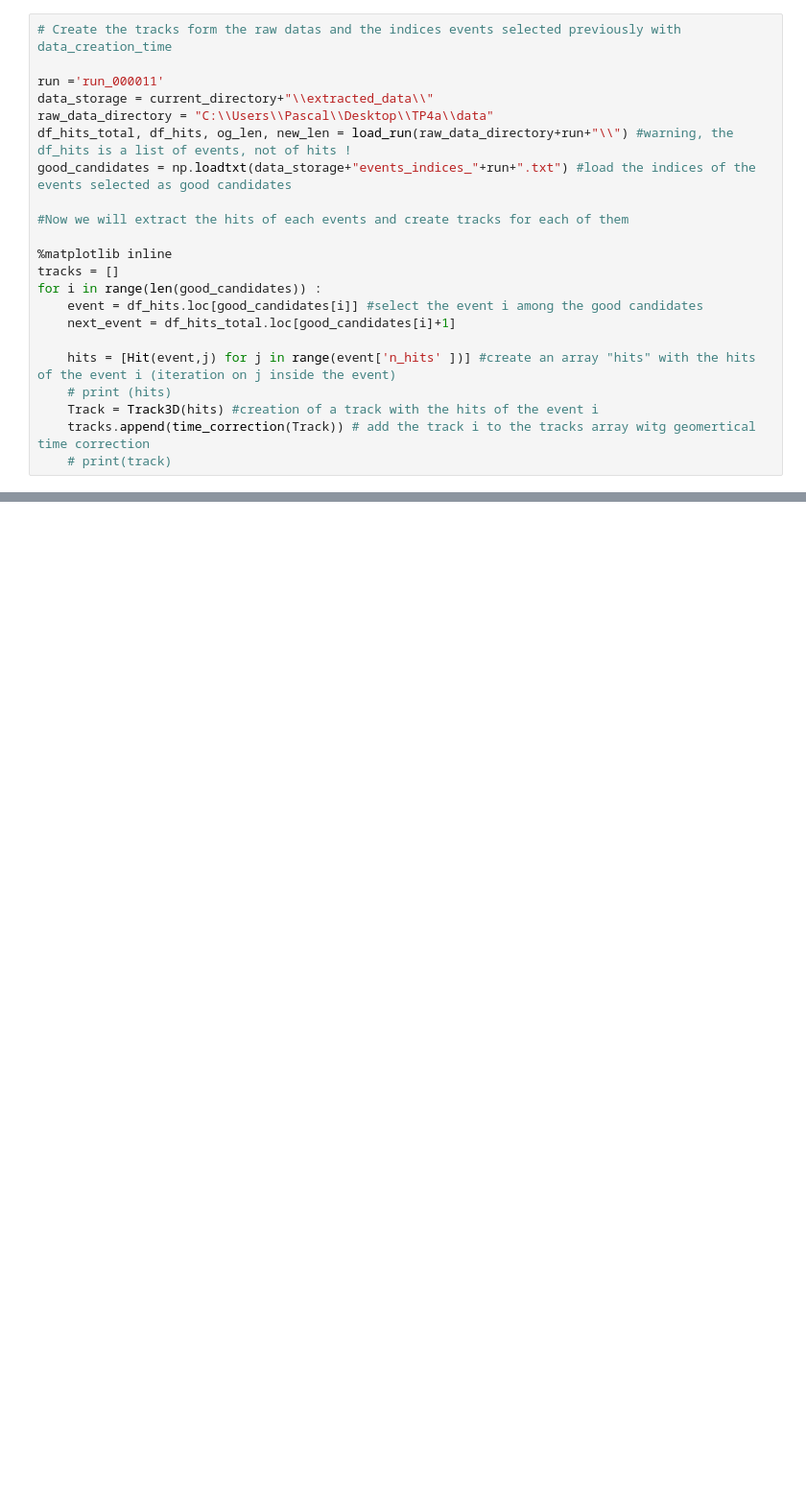
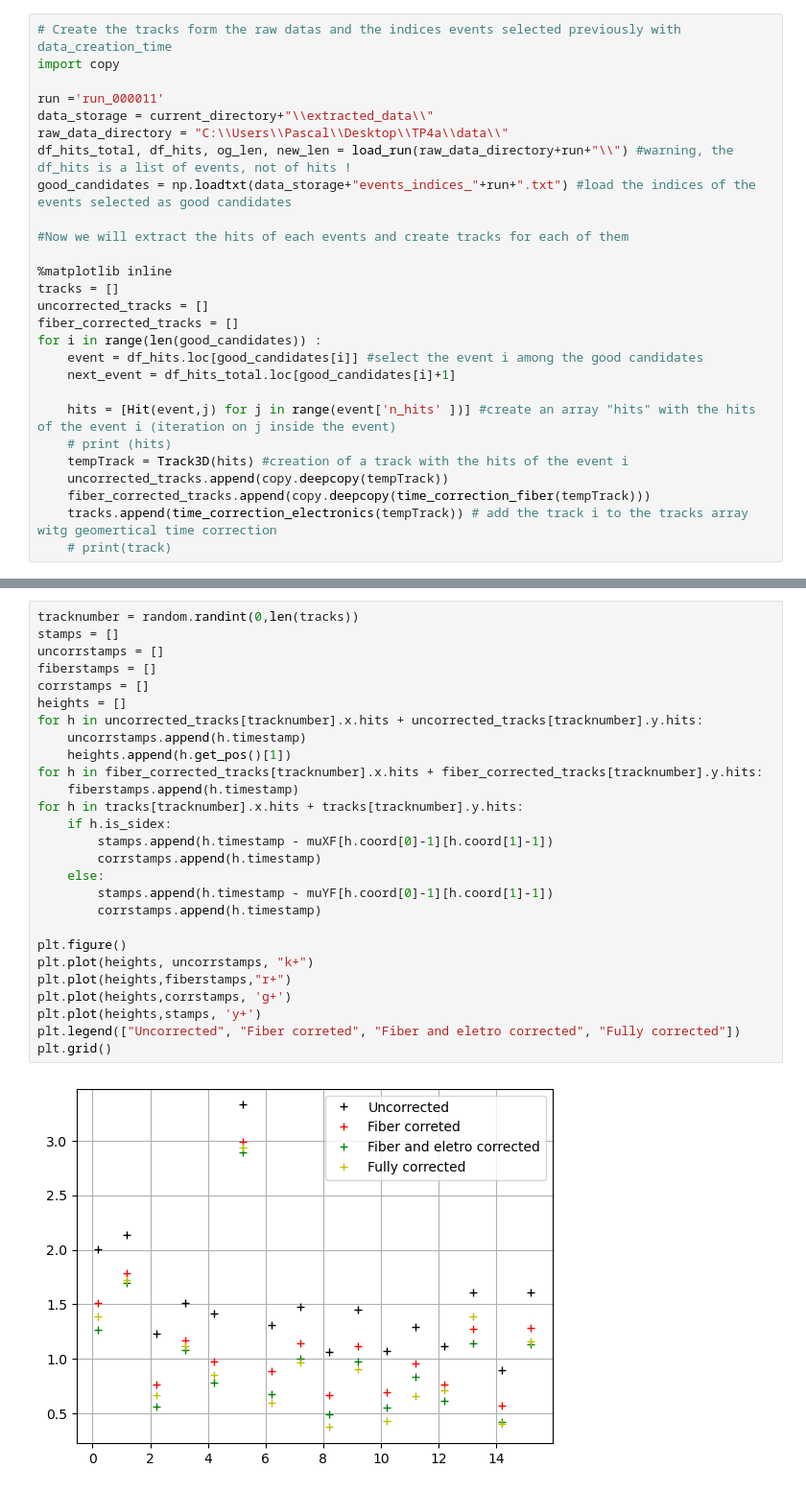
Before and after one commit to kauniska/ecal_reco, a Jupyter notebook: time_alignement/time_distribution.ipynb, the cells around one changed output, grey strips where cells are left out. Shown at 96% size. Drawn from its saved outputs; the diff is of its cells as text; blank space fills up the shorter version.

```diff
--- a/time_alignement/time_distribution.ipynb
+++ b/time_alignement/time_distribution.ipynb
@@ -32,10 +33,11 @@ from time_correction import *
 from statistics import mean
 # %%
 # Create the tracks form the raw datas and the indices events selected previously with data_creation_time
+import copy
 
 run ='run_000011'
 data_storage = current_directory+"\\extracted_data\\"
-raw_data_directory = "C:\\Users\\Pascal\\Desktop\\TP4a\\data"
+raw_data_directory = "C:\\Users\\Pascal\\Desktop\\TP4a\\data\\"
 df_hits_total, df_hits, og_len, new_len = load_run(raw_data_directory+run+"\\") #warning, the df_hits is a list of events, not of hits !
 good_candidates = np.loadtxt(data_storage+"events_indices_"+run+".txt") #load the indices of the events selected as good candidates
 
@@ -43,13 +45,17 @@ good_candidates = np.loadtxt(data_storage+"events_indices_"+run+".txt") #load th
 
 %matplotlib inline
 tracks = []
+uncorrected_tracks = []
+fiber_corrected_tracks = []
 for i in range(len(good_candidates)) :
     event = df_hits.loc[good_candidates[i]] #select the event i among the good candidates
     next_event = df_hits_total.loc[good_candidates[i]+1]
 
     hits = [Hit(event,j) for j in range(event['n_hits' ])] #create an array "hits" with the hits of the event i (iteration on j inside the event)
     # print (hits)
-    Track = Track3D(hits) #creation of a track with the hits of the event i
-    tracks.append(time_correction(Track)) # add the track i to the tracks array witg geomertical time correction
+    tempTrack = Track3D(hits) #creation of a track with the hits of the event i
+    uncorrected_tracks.append(copy.deepcopy(tempTrack))
+    fiber_corrected_tracks.append(copy.deepcopy(time_correction_fiber(tempTrack)))
+    tracks.append(time_correction_electronics(tempTrack)) # add the track i to the tracks array witg geomertical time correction
     # print(track)
 # %% [output]
@@ -269,0 +179,29 @@ ValueError: autodetected range of [nan, nan] is not finite
+# %%
+tracknumber = random.randint(0,len(tracks))
+stamps = []
+uncorrstamps = []
+fiberstamps = []
+corrstamps = []
+heights = []
+for h in uncorrected_tracks[tracknumber].x.hits + uncorrected_tracks[tracknumber].y.hits:
+    uncorrstamps.append(h.timestamp)
+    heights.append(h.get_pos()[1])
+for h in fiber_corrected_tracks[tracknumber].x.hits + fiber_corrected_tracks[tracknumber].y.hits:
+    fiberstamps.append(h.timestamp)
+for h in tracks[tracknumber].x.hits + tracks[tracknumber].y.hits:
+    if h.is_sidex:
+        stamps.append(h.timestamp - muXF[h.coord[0]-1][h.coord[1]-1])
+        corrstamps.append(h.timestamp)
+    else:
+        stamps.append(h.timestamp - muYF[h.coord[0]-1][h.coord[1]-1])
+        corrstamps.append(h.timestamp)
+
+plt.figure()
+plt.plot(heights, uncorrstamps, "k+")
+plt.plot(heights,fiberstamps,"r+")
+plt.plot(heights,corrstamps, 'g+')
+plt.plot(heights,stamps, 'y+')
+plt.legend(["Uncorrected", "Fiber correted", "Fiber and eletro corrected", "Fully corrected"])
+plt.grid()
+# %% [output]
+[figure, added]
```
Also changed, not shown: parts of 11 cells of this notebook, 4 other files.
